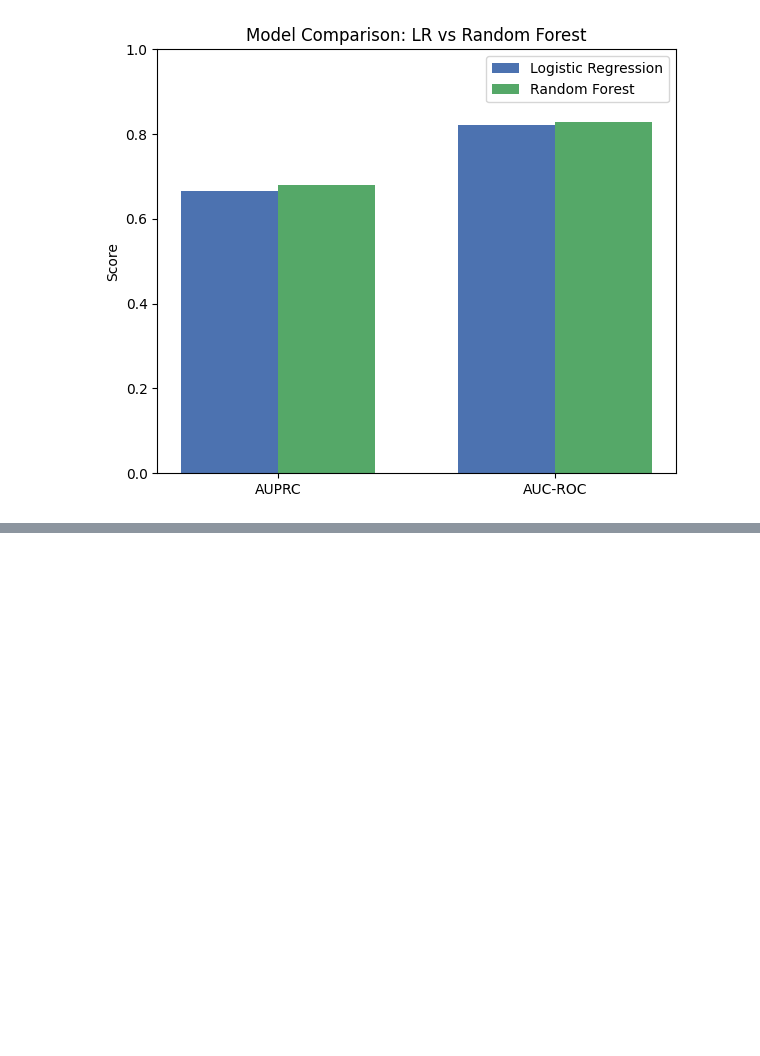
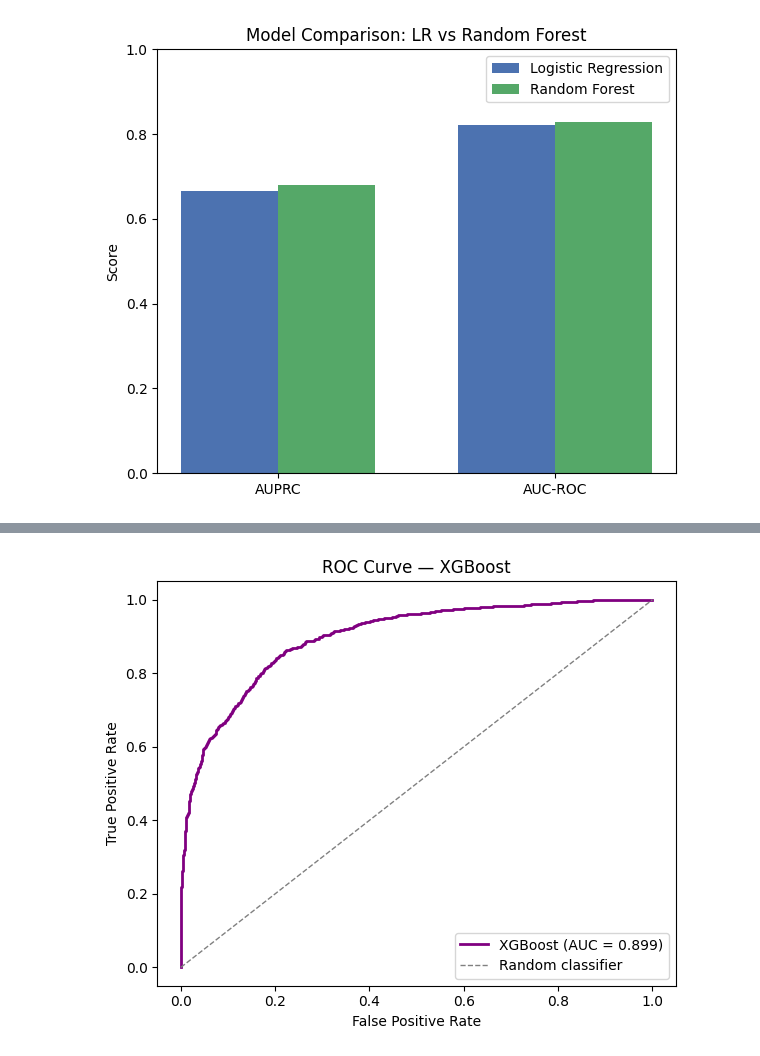
Before and after one commit to omiiii274/AKI-Prediction-in-Type-2-Diabetes-Patient-, a Jupyter notebook: notebooks/explore_data.ipynb, the cells around one changed output, grey strips where cells are left out. Cells and saved outputs as stored; diff of their text form; code cells hidden in the pictures; blank space fills up the shorter version.

```diff
--- a/notebooks/explore_data.ipynb
+++ b/notebooks/explore_data.ipynb
@@ -723,0 +813,14 @@ plt.show()
+# %%
+fpr_xgb, tpr_xgb, _ = roc_curve(y_test, y_pred_proba_xgb)
+
+plt.figure(figsize=(6, 5))
+plt.plot(fpr_xgb, tpr_xgb, color='purple', lw=2, label=f'XGBoost (AUC = {auc_roc_xgb:.3f})')
+plt.plot([0, 1], [0, 1], color='gray', lw=1, linestyle='--', label='Random classifier')
+plt.xlabel('False Positive Rate')
+plt.ylabel('True Positive Rate')
+plt.title('ROC Curve — XGBoost')
+plt.legend(loc='lower right')
+plt.tight_layout()
+plt.show()
+# %% [output]
+[figure, added]
```
Also changed, not shown: parts of 7 cells of this notebook, 10 other files.
